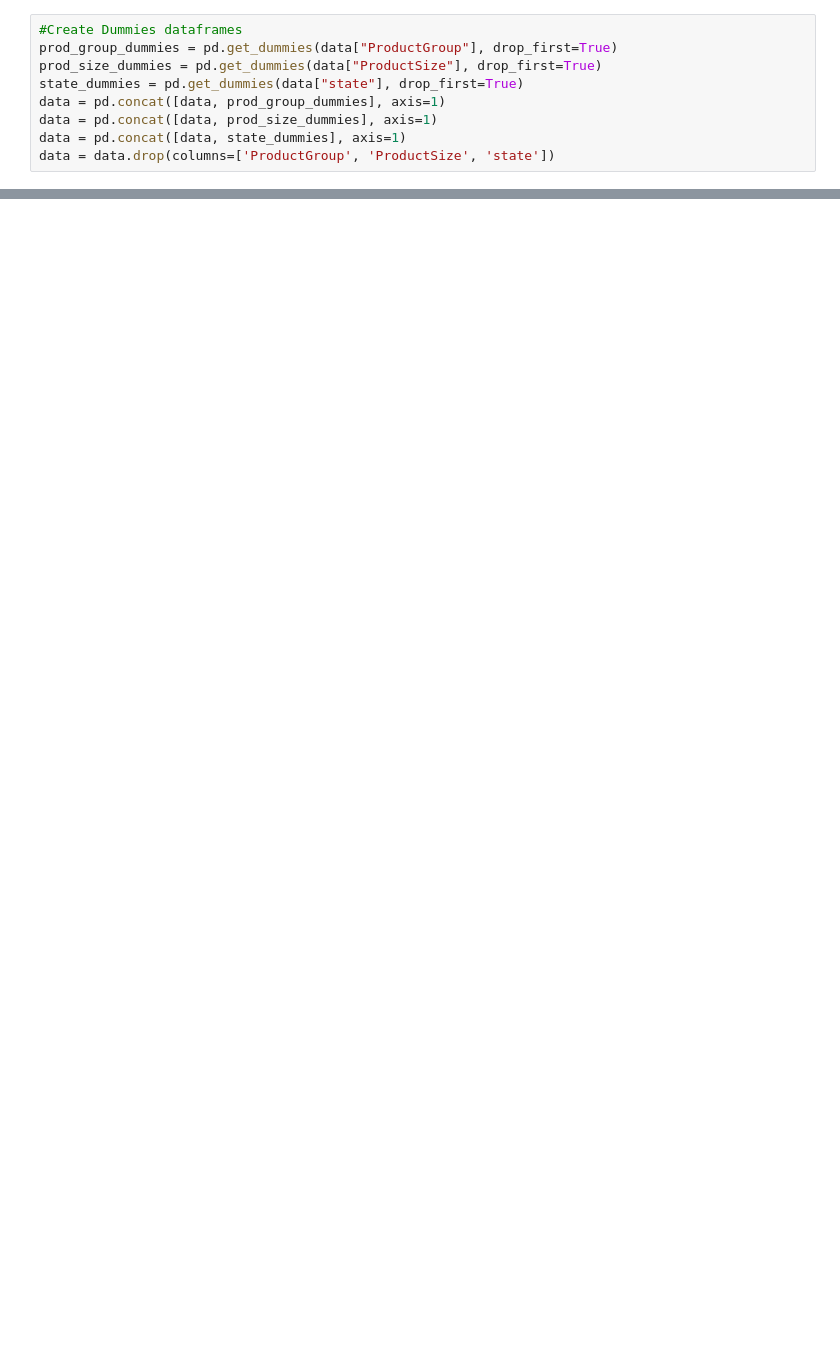
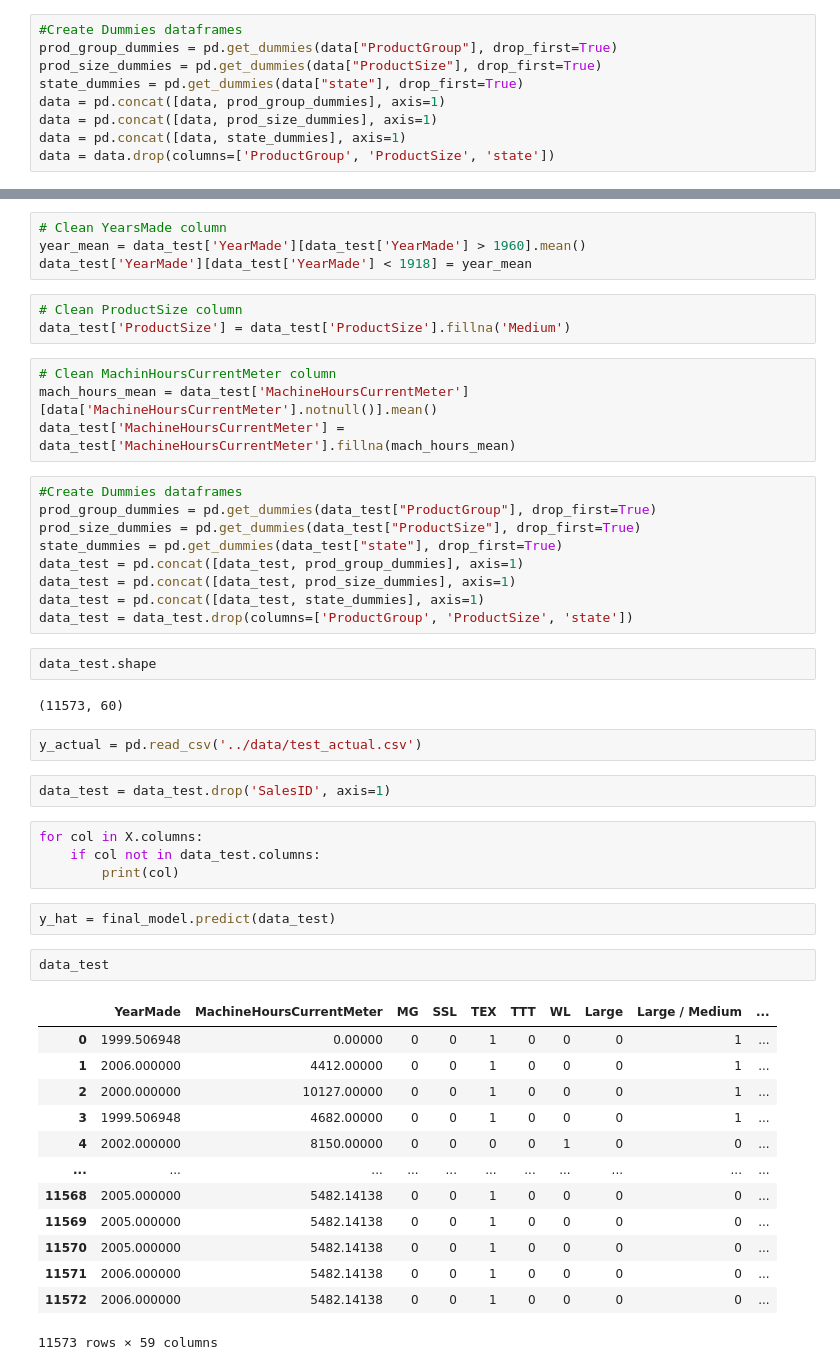
Before and after one commit to josiah-d/predicting-heavy-equipment-price, a Jupyter notebook: notebooks/Pipeline.ipynb, the cells around one changed output, grey strips where cells are left out. Cells and saved outputs as stored; diff of their text form; blank space fills up the shorter version.

```diff
--- a/notebooks/Pipeline.ipynb
+++ b/notebooks/Pipeline.ipynb
@@ -60,0 +163,50 @@ rmsle(results, y)
+# %%
+# Clean YearsMade column
+year_mean = data_test['YearMade'][data_test['YearMade'] > 1960].mean()
+data_test['YearMade'][data_test['YearMade'] < 1918] = year_mean
+# %%
+# Clean ProductSize column
+data_test['ProductSize'] = data_test['ProductSize'].fillna('Medium')
+# %%
+# Clean MachinHoursCurrentMeter column
+mach_hours_mean = data_test['MachineHoursCurrentMeter'][data['MachineHoursCurrentMeter'].notnull()].mean()
+data_test['MachineHoursCurrentMeter'] = data_test['MachineHoursCurrentMeter'].fillna(mach_hours_mean)
+# %%
+#Create Dummies dataframes
+prod_group_dummies = pd.get_dummies(data_test["ProductGroup"], drop_first=True)
+prod_size_dummies = pd.get_dummies(data_test["ProductSize"], drop_first=True)
+state_dummies = pd.get_dummies(data_test["state"], drop_first=True)
+data_test = pd.concat([data_test, prod_group_dummies], axis=1)
+data_test = pd.concat([data_test, prod_size_dummies], axis=1)
+data_test = pd.concat([data_test, state_dummies], axis=1)
+data_test = data_test.drop(columns=['ProductGroup', 'ProductSize', 'state'])
+# %%
+data_test.shape
+# %% [output]
+(11573, 60)
+# %%
+y_actual = pd.read_csv('../data/test_actual.csv')
+# %%
+data_test = data_test.drop('SalesID', axis=1)
+# %%
+for col in X.columns:
+    if col not in data_test.columns:
+        print(col)
+# %%
+y_hat = final_model.predict(data_test)
+# %%
+data_test
+# %% [output]
+|  | YearMade | MachineHoursCurrentMeter | MG | SSL | TEX | TTT | WL | Large | Large / Medium | ... |
+| 0 | 1999.506948 | 0.00000 | 0 | 0 | 1 | 0 | 0 | 0 | 1 | ... |
+| 1 | 2006.000000 | 4412.00000 | 0 | 0 | 1 | 0 | 0 | 0 | 1 | ... |
+| 2 | 2000.000000 | 10127.00000 | 0 | 0 | 1 | 0 | 0 | 0 | 1 | ... |
+| 3 | 1999.506948 | 4682.00000 | 0 | 0 | 1 | 0 | 0 | 0 | 1 | ... |
+| 4 | 2002.000000 | 8150.00000 | 0 | 0 | 0 | 0 | 1 | 0 | 0 | ... |
+| ... | ... | ... | ... | ... | ... | ... | ... | ... | ... | ... |
+| 11568 | 2005.000000 | 5482.14138 | 0 | 0 | 1 | 0 | 0 | 0 | 0 | ... |
+| 11569 | 2005.000000 | 5482.14138 | 0 | 0 | 1 | 0 | 0 | 0 | 0 | ... |
+| 11570 | 2005.000000 | 5482.14138 | 0 | 0 | 1 | 0 | 0 | 0 | 0 | ... |
+| 11571 | 2006.000000 | 5482.14138 | 0 | 0 | 1 | 0 | 0 | 0 | 0 | ... |
+| 11572 | 2006.000000 | 5482.14138 | 0 | 0 | 1 | 0 | 0 | 0 | 0 | ... |
+11573 rows × 59 columns
```
Also changed, not shown: parts of 18 cells of this notebook.
